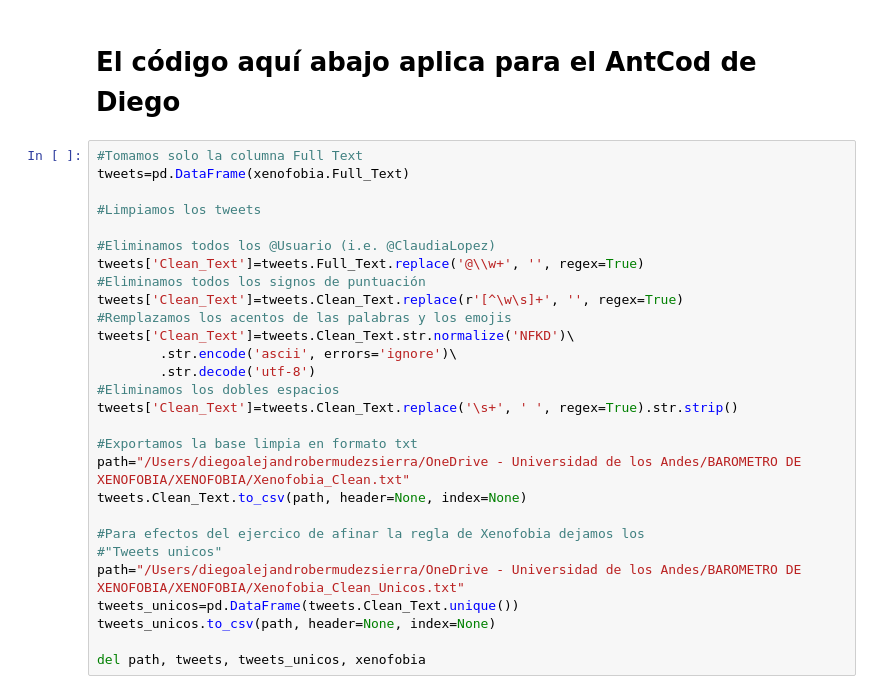
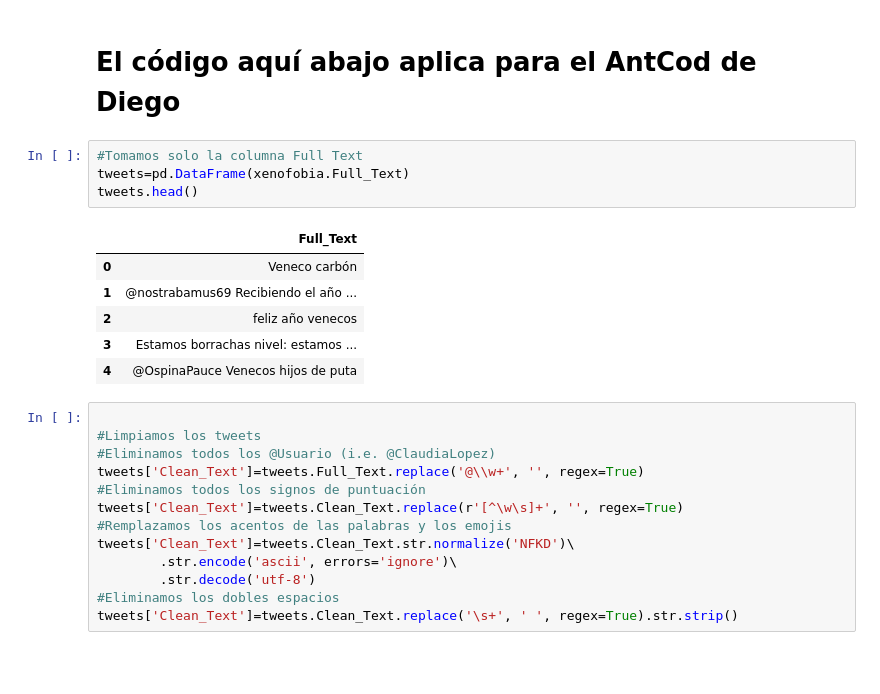
Before and after one commit to jordinola1470/BX-Codes, a Jupyter notebook: Base/Prueba_Limpieza_Denuncia.ipynb, the cells around one changed output. Saved outputs shown, nothing was run; the diff lists cells and outputs as text; blank space fills up the shorter version.

```diff
--- a/Base/Prueba_Limpieza_Denuncia.ipynb
+++ b/Base/Prueba_Limpieza_Denuncia.ipynb
@@ -315,12 +315,20 @@ for msg in xenofobia_clean[xenofobia_clean['Cita_medios'] == 0]['Snippet']:
 13. @ClaudiaLopez @NoticiasCaracol @DirectorPolicia @PoliciaColombia @cuadrantes @123_Bogota DG127bis No 91-12 esta bicicleteria es un nido de ratas guardan lo que se roban contrata venezolanos aparte ...
 # %% [markdown]
 # El código aquí abajo aplica para el AntCod de Diego
+# %%
+#Tomamos solo la columna Full Text
+tweets=pd.DataFrame(xenofobia.Full_Text)
+tweets.head()
+# %% [output]
+|  | Full_Text |
+| 0 | Veneco carbón |
+| 1 | @nostrabamus69 Recibiendo el año ... |
+| 2 | feliz año venecos |
+| 3 | Estamos borrachas nivel: estamos ... |
+| 4 | @OspinaPauce Venecos hijos de puta |
 # %%
-#Tomamos solo la columna Full Text
-tweets=pd.DataFrame(xenofobia.Full_Text)
 
 #Limpiamos los tweets
-
 #Eliminamos todos los @Usuario (i.e. @ClaudiaLopez)
 tweets['Clean_Text']=tweets.Full_Text.replace('@\\w+', '', regex=True)
 #Eliminamos todos los signos de puntuación
@@ -331,15 +339,3 @@ tweets['Clean_Text']=tweets.Clean_Text.str.normalize('NFKD')\
         .str.decode('utf-8')
 #Eliminamos los dobles espacios
 tweets['Clean_Text']=tweets.Clean_Text.replace('\s+', ' ', regex=True).str.strip()
-
-#Exportamos la base limpia en formato txt
-path="/Users/diegoalejandrobermudezsierra/OneDrive - Universidad de los Andes/BAROMETRO DE XENOFOBIA/XENOFOBIA/Xenofobia_Clean.txt"
-tweets.Clean_Text.to_csv(path, header=None, index=None)
-
-#Para efectos del ejercico de afinar la regla de Xenofobia dejamos los
-#"Tweets unicos"
-path="/Users/diegoalejandrobermudezsierra/OneDrive - Universidad de los Andes/BAROMETRO DE XENOFOBIA/XENOFOBIA/Xenofobia_Clean_Unicos.txt"
-tweets_unicos=pd.DataFrame(tweets.Clean_Text.unique())
-tweets_unicos.to_csv(path, header=None, index=None)
-
-del path, tweets, tweets_unicos, xenofobia
```
Also changed, not shown: parts of 1 cell of this notebook, 1 other file.
